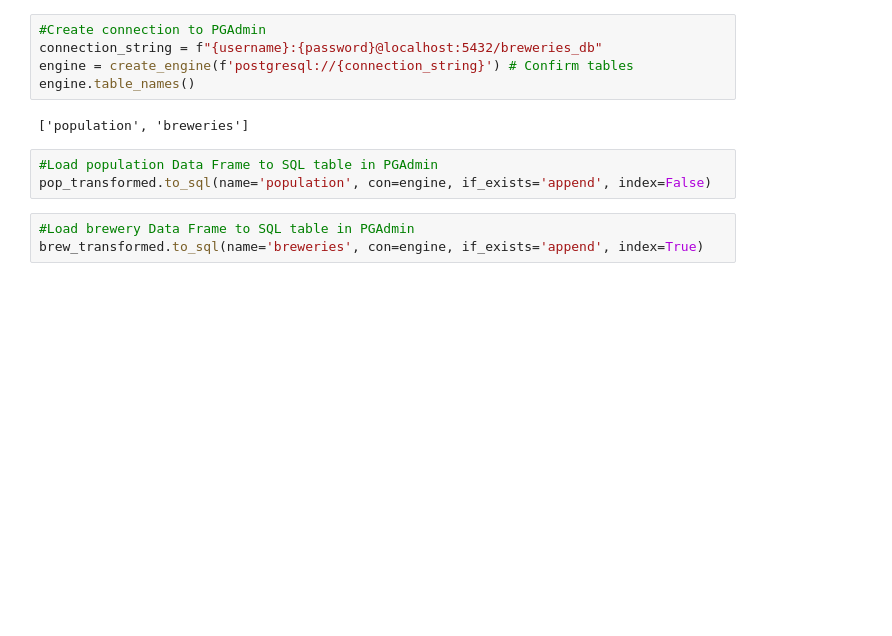
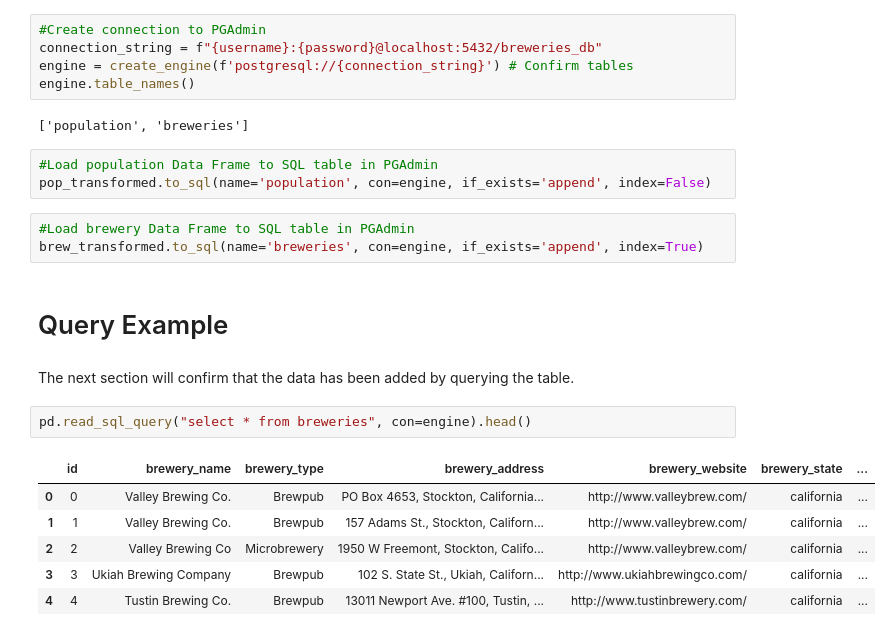
Before and after one commit to NateWitte/ETL-Project, a Jupyter notebook: UnitedStatesBreweries.ipynb, the cells around one changed output. Drawn from its saved outputs; the diff is of its cells as text; blank space fills up the shorter version.

Commit message:
Finished Load and example

```diff
--- a/UnitedStatesBreweries.ipynb
+++ b/UnitedStatesBreweries.ipynb
@@ -233,3 +240,16 @@ pop_transformed.to_sql(name='population', con=engine, if_exists='append', index=
 # %%
 #Load brewery Data Frame to SQL table in PGAdmin
 brew_transformed.to_sql(name='breweries', con=engine, if_exists='append', index=True)
+# %% [markdown]
+# Query Example
+# %% [markdown]
+The next section will confirm that the data has been added by querying the table.
+# %%
+pd.read_sql_query("select * from breweries", con=engine).head()
+# %% [output]
+|  | id | brewery_name | brewery_type | brewery_address | brewery_website | brewery_state | ... |
+| 0 | 0 | Valley Brewing Co. | Brewpub | PO Box 4653, Stockton, California... | http://www.valleybrew.com/ | california | ... |
+| 1 | 1 | Valley Brewing Co. | Brewpub | 157 Adams St., Stockton, Californ... | http://www.valleybrew.com/ | california | ... |
+| 2 | 2 | Valley Brewing Co | Microbrewery | 1950 W Freemont, Stockton, Califo... | http://www.valleybrew.com/ | california | ... |
+| 3 | 3 | Ukiah Brewing Company | Brewpub | 102 S. State St., Ukiah, Californ... | http://www.ukiahbrewingco.com/ | california | ... |
+| 4 | 4 | Tustin Brewing Co. | Brewpub | 13011 Newport Ave. #100, Tustin, ... | http://www.tustinbrewery.com/ | california | ... |
```
Also changed, not shown: parts of 8 cells of this notebook.
